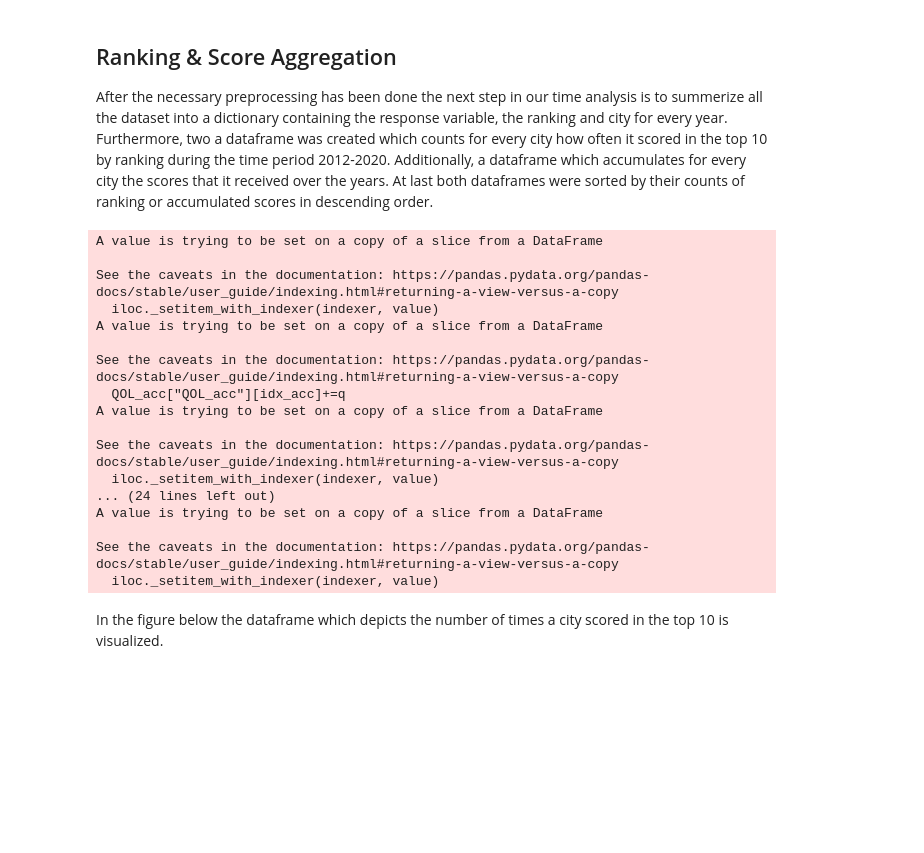
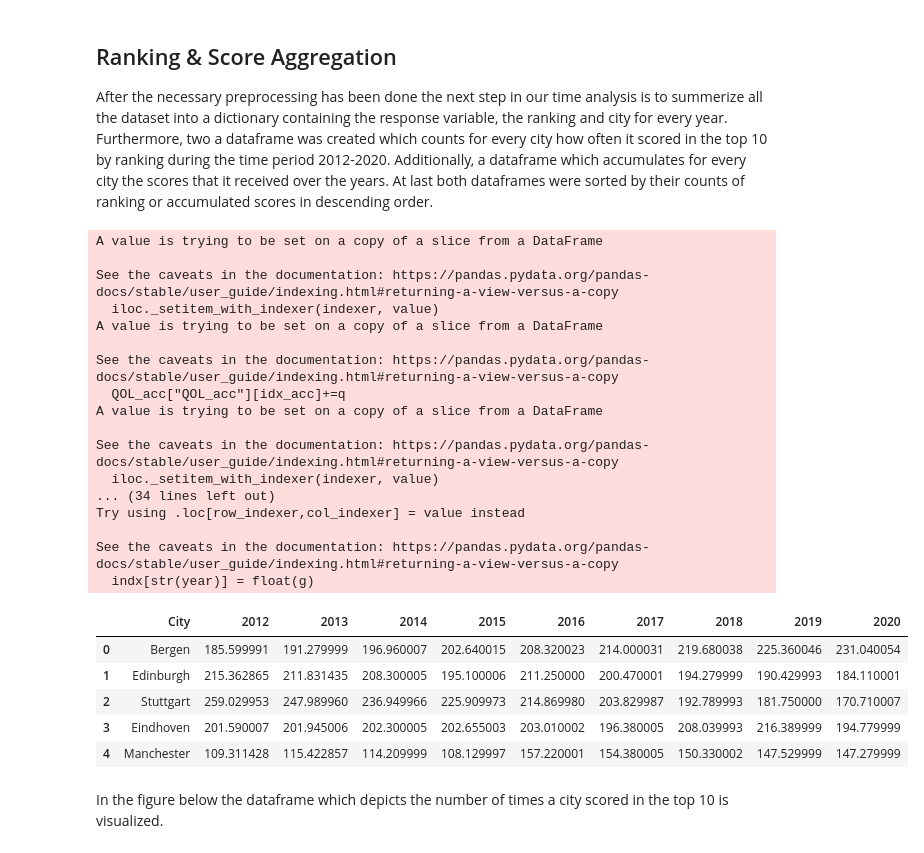
Before and after one commit to NikolasHaimerl/DOP_EX3, a Jupyter notebook: src/analysis/time_analysis.ipynb, the cells around one changed output. Cells and saved outputs as stored; diff of their text form; code cells hidden in the pictures; blank space fills up the shorter version.

```diff
--- a/src/analysis/time_analysis.ipynb
+++ b/src/analysis/time_analysis.ipynb
@@ -44,36 +44,46 @@ cities["City"]=all_cities
 cities["Top_10"]=0
 QOL_acc=pd.DataFrame(columns=["City","QOL_acc"])
 QOL_acc["City"]=all_cities
 QOL_acc["QOL_acc"]=0
 for year in range(2012,2021):
     df=data[year]
     df.sort_values(by="City",inplace=True)
     candidates=df[df["Rank"]<=10]["City"].to_list()
     idx_c=cities["City"].isin(candidates)
     cities["Top_10"].loc[idx_c]+=1
     c=df["City"].to_list()
     idx_acc=QOL_acc["City"].isin(c)
     q=df["Quality of Life Index"].to_list()
     QOL_acc["QOL_acc"][idx_acc]+=q
 cities.sort_values(by=["Top_10"],ascending=False,inplace=True)
+
+
+g=data_scraper.get_interpolated_years()
+g.head()
 # %% [output]
 A value is trying to be set on a copy of a slice from a DataFrame
 
 See the caveats in the documentation: https://pandas.pydata.org/pandas-docs/stable/user_guide/indexing.html#returning-a-view-versus-a-copy
   iloc._setitem_with_indexer(indexer, value)
 A value is trying to be set on a copy of a slice from a DataFrame
 
 See the caveats in the documentation: https://pandas.pydata.org/pandas-docs/stable/user_guide/indexing.html#returning-a-view-versus-a-copy
   QOL_acc["QOL_acc"][idx_acc]+=q
 A value is trying to be set on a copy of a slice from a DataFrame
 
 See the caveats in the documentation: https://pandas.pydata.org/pandas-docs/stable/user_guide/indexing.html#returning-a-view-versus-a-copy
   iloc._setitem_with_indexer(indexer, value)
-... (24 lines left out)
-A value is trying to be set on a copy of a slice from a DataFrame
+... (34 lines left out)
+Try using .loc[row_indexer,col_indexer] = value instead
 
 See the caveats in the documentation: https://pandas.pydata.org/pandas-docs/stable/user_guide/indexing.html#returning-a-view-versus-a-copy
-  iloc._setitem_with_indexer(indexer, value)
+  indx[str(year)] = float(g)
+|  | City | 2012 | 2013 | 2014 | 2015 | 2016 | 2017 | 2018 | 2019 | 2020 |
+| 0 | Bergen | 185.599991 | 191.279999 | 196.960007 | 202.640015 | 208.320023 | 214.000031 | 219.680038 | 225.360046 | 231.040054 |
+| 1 | Edinburgh | 215.362865 | 211.831435 | 208.300005 | 195.100006 | 211.250000 | 200.470001 | 194.279999 | 190.429993 | 184.110001 |
+| 2 | Stuttgart | 259.029953 | 247.989960 | 236.949966 | 225.909973 | 214.869980 | 203.829987 | 192.789993 | 181.750000 | 170.710007 |
+| 3 | Eindhoven | 201.590007 | 201.945006 | 202.300005 | 202.655003 | 203.010002 | 196.380005 | 208.039993 | 216.389999 | 194.779999 |
+| 4 | Manchester | 109.311428 | 115.422857 | 114.209999 | 108.129997 | 157.220001 | 154.380005 | 150.330002 | 147.529999 | 147.279999 |
 # %% [markdown]
 In the figure below the dataframe which depicts the number of times a city scored in the top 10 is visualized.
 # %%
```
Also changed, not shown: 1 other file.
